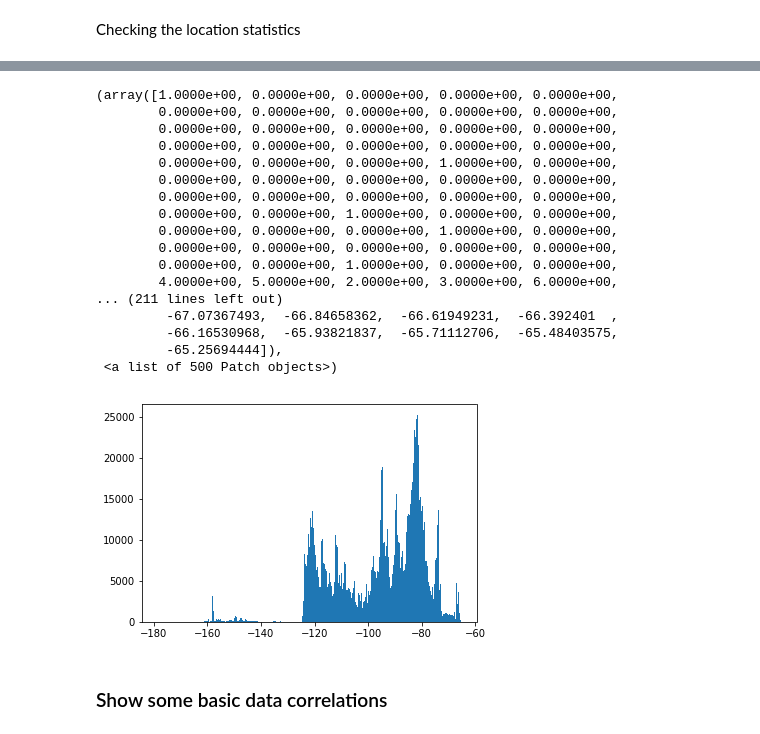
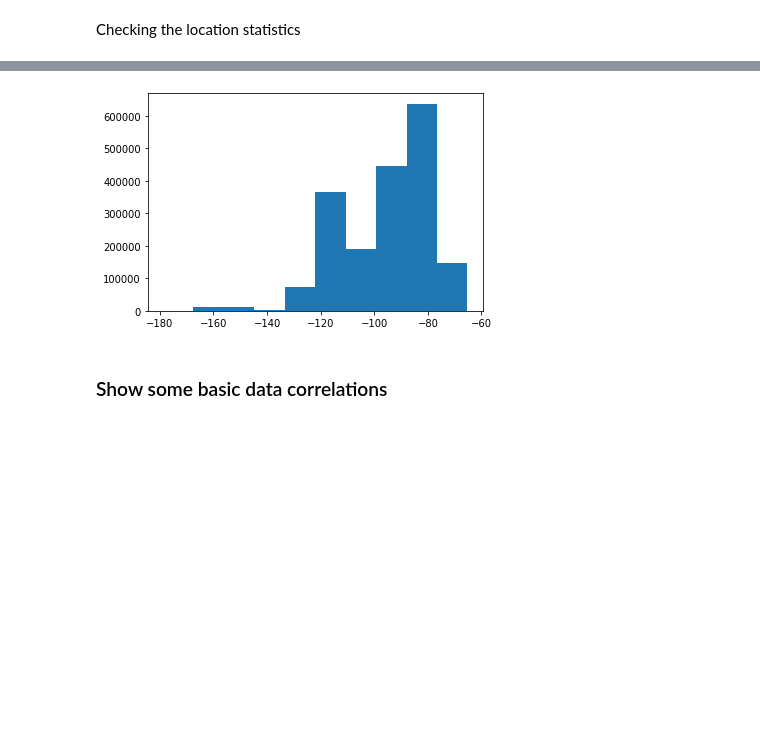
Before and after one commit to adityasant/ECE143_Project, a Jupyter notebook: Local Notebooks/wildfire_datacleaning.ipynb, the cells around one changed output, grey strips where cells are left out. Drawn from its saved outputs; the diff is of its cells as text; code cells hidden in the pictures; blank space fills up the shorter version.

```diff
--- a/Local Notebooks/wildfire_datacleaning.ipynb
+++ b/Local Notebooks/wildfire_datacleaning.ipynb
@@ -98,26 +81,9 @@ plt.hist(lat_arr,bins = 500)
 # %%
 long_arr = data_location['LONGITUDE']
 # %%
-plt.hist(long_arr,bins=500)
+plt.hist(long_arr);
 # %% [output]
-(array([1.0000e+00, 0.0000e+00, 0.0000e+00, 0.0000e+00, 0.0000e+00,
-        0.0000e+00, 0.0000e+00, 0.0000e+00, 0.0000e+00, 0.0000e+00,
-        0.0000e+00, 0.0000e+00, 0.0000e+00, 0.0000e+00, 0.0000e+00,
-        0.0000e+00, 0.0000e+00, 0.0000e+00, 0.0000e+00, 0.0000e+00,
-        0.0000e+00, 0.0000e+00, 0.0000e+00, 1.0000e+00, 0.0000e+00,
-        0.0000e+00, 0.0000e+00, 0.0000e+00, 0.0000e+00, 0.0000e+00,
-        0.0000e+00, 0.0000e+00, 0.0000e+00, 0.0000e+00, 0.0000e+00,
-        0.0000e+00, 0.0000e+00, 1.0000e+00, 0.0000e+00, 0.0000e+00,
-        0.0000e+00, 0.0000e+00, 0.0000e+00, 1.0000e+00, 0.0000e+00,
-        0.0000e+00, 0.0000e+00, 0.0000e+00, 0.0000e+00, 0.0000e+00,
-        0.0000e+00, 0.0000e+00, 1.0000e+00, 0.0000e+00, 0.0000e+00,
-        4.0000e+00, 5.0000e+00, 2.0000e+00, 3.0000e+00, 6.0000e+00,
-... (211 lines left out)
-         -67.07367493,  -66.84658362,  -66.61949231,  -66.392401  ,
-         -66.16530968,  -65.93821837,  -65.71112706,  -65.48403575,
-         -65.25694444]),
- <a list of 500 Patch objects>)
-[figure, old version]
+[figure, new version]
 # %% [markdown]
 ### Show some basic data correlations
 # %% [markdown]
```
Also changed, not shown: parts of 33 cells of this notebook.
